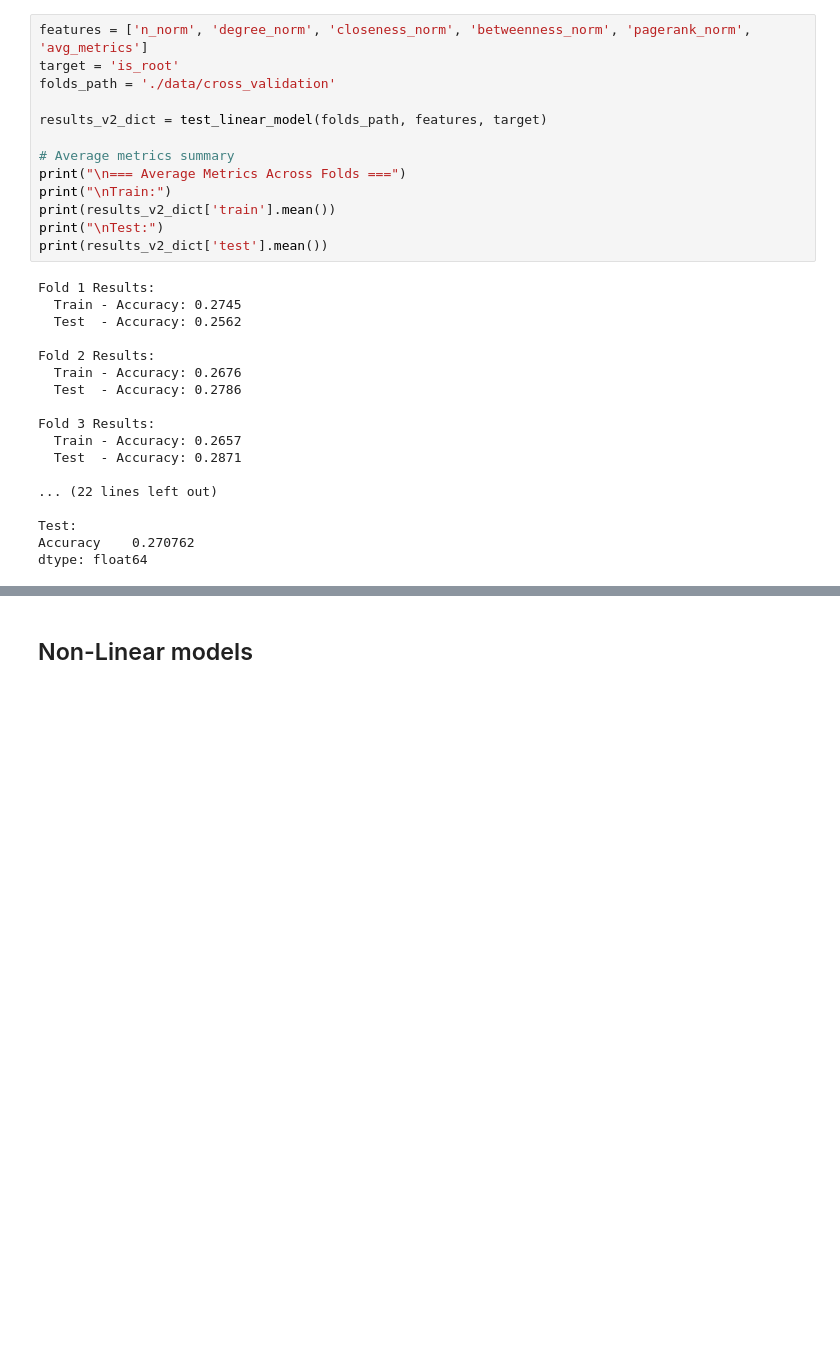
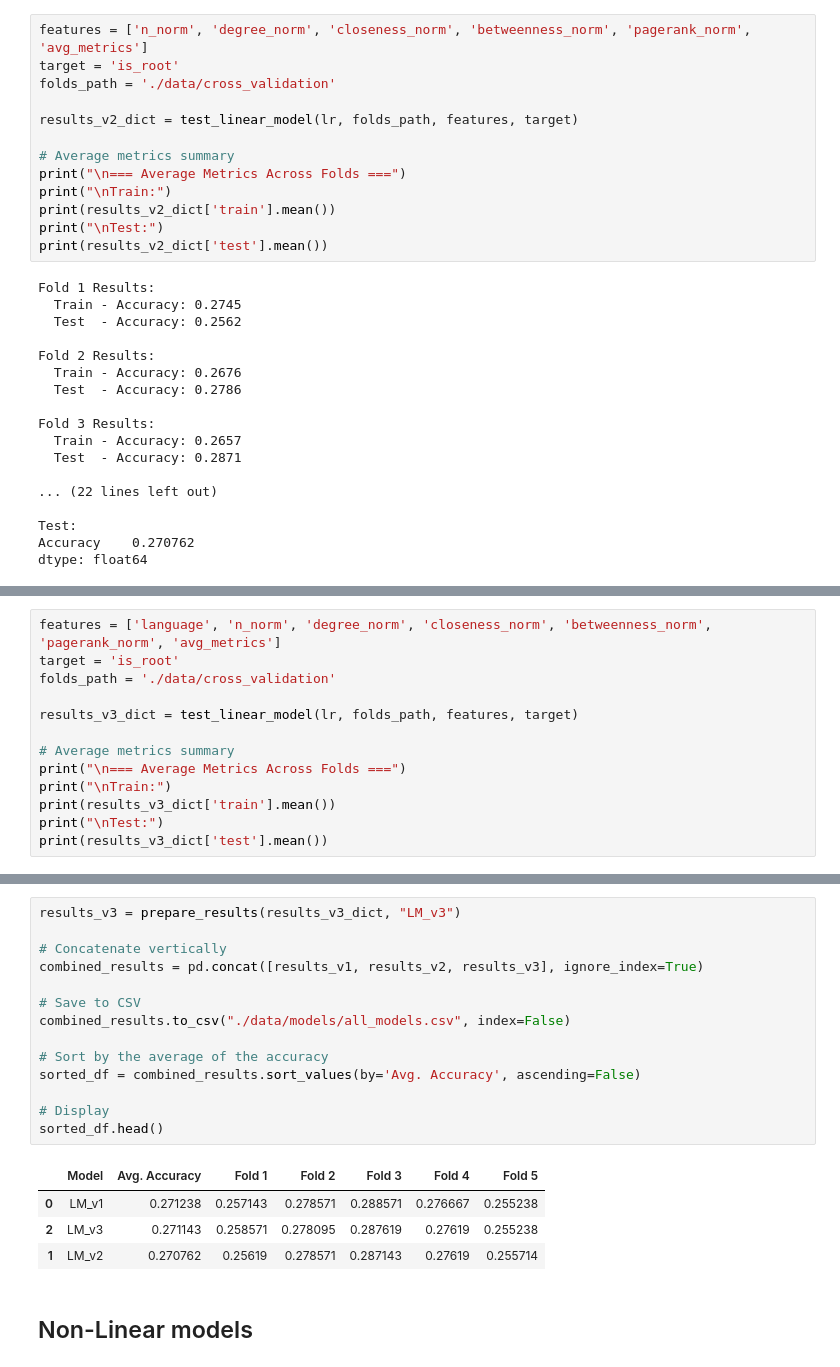
Before and after one commit to kelokito/ml-project, a Jupyter notebook: src/4_modelling.ipynb, the cells around one changed output, grey strips where cells are left out. Saved outputs shown, nothing was run; the diff lists cells and outputs as text; blank space fills up the shorter version.

```diff
--- a/src/4_modelling.ipynb
+++ b/src/4_modelling.ipynb
@@ -173,7 +186,7 @@ features = ['n_norm', 'degree_norm', 'closeness_norm', 'betweenness_norm', 'page
 target = 'is_root'
 folds_path = './data/cross_validation'
 
-results_v2_dict = test_linear_model(folds_path, features, target)
+results_v2_dict = test_linear_model(lr, folds_path, features, target)
 
 # Average metrics summary
 print("\n=== Average Metrics Across Folds ===")
@@ -219,0 +237,13 @@ sorted_df.head()
+# %%
+features = ['language', 'n_norm', 'degree_norm', 'closeness_norm', 'betweenness_norm', 'pagerank_norm', 'avg_metrics']
+target = 'is_root'
+folds_path = './data/cross_validation'
+
+results_v3_dict = test_linear_model(lr, folds_path, features, target)
+
+# Average metrics summary
+print("\n=== Average Metrics Across Folds ===")
+print("\nTrain:")
+print(results_v3_dict['train'].mean())
+print("\nTest:")
+print(results_v3_dict['test'].mean())
@@ -220,2 +268,21 @@ sorted_df.head()
+# %%
+results_v3 = prepare_results(results_v3_dict, "LM_v3")
+
+# Concatenate vertically
+combined_results = pd.concat([results_v1, results_v2, results_v3], ignore_index=True)
+
+# Save to CSV
+combined_results.to_csv("./data/models/all_models.csv", index=False)
+
+# Sort by the average of the accuracy
+sorted_df = combined_results.sort_values(by='Avg. Accuracy', ascending=False)
+
+# Display
+sorted_df.head()
+# %% [output]
+|  | Model | Avg. Accuracy | Fold 1 | Fold 2 | Fold 3 | Fold 4 | Fold 5 |
+| 0 | LM_v1 | 0.271238 | 0.257143 | 0.278571 | 0.288571 | 0.276667 | 0.255238 |
+| 2 | LM_v3 | 0.271143 | 0.258571 | 0.278095 | 0.287619 | 0.27619 | 0.255238 |
+| 1 | LM_v2 | 0.270762 | 0.25619 | 0.278571 | 0.287143 | 0.27619 | 0.255714 |
 # %% [markdown]
 ## Non-Linear models
```
Also changed, not shown: parts of 8 cells of this notebook, 14 other files.
